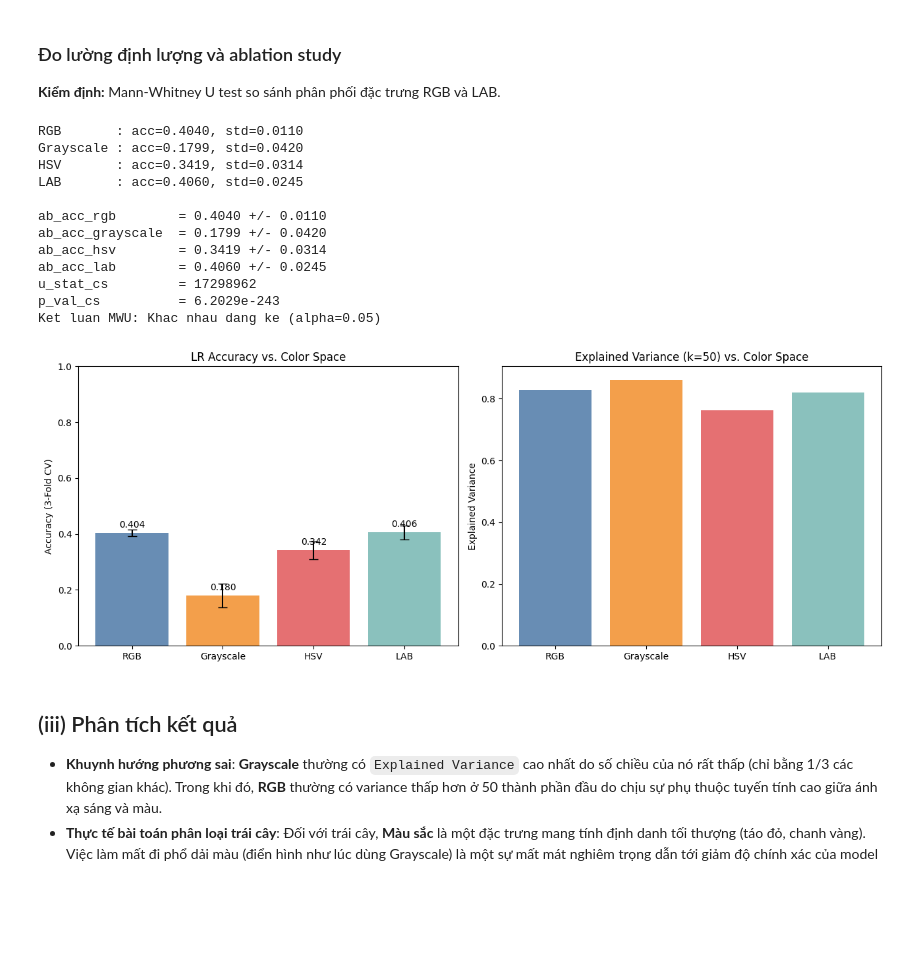
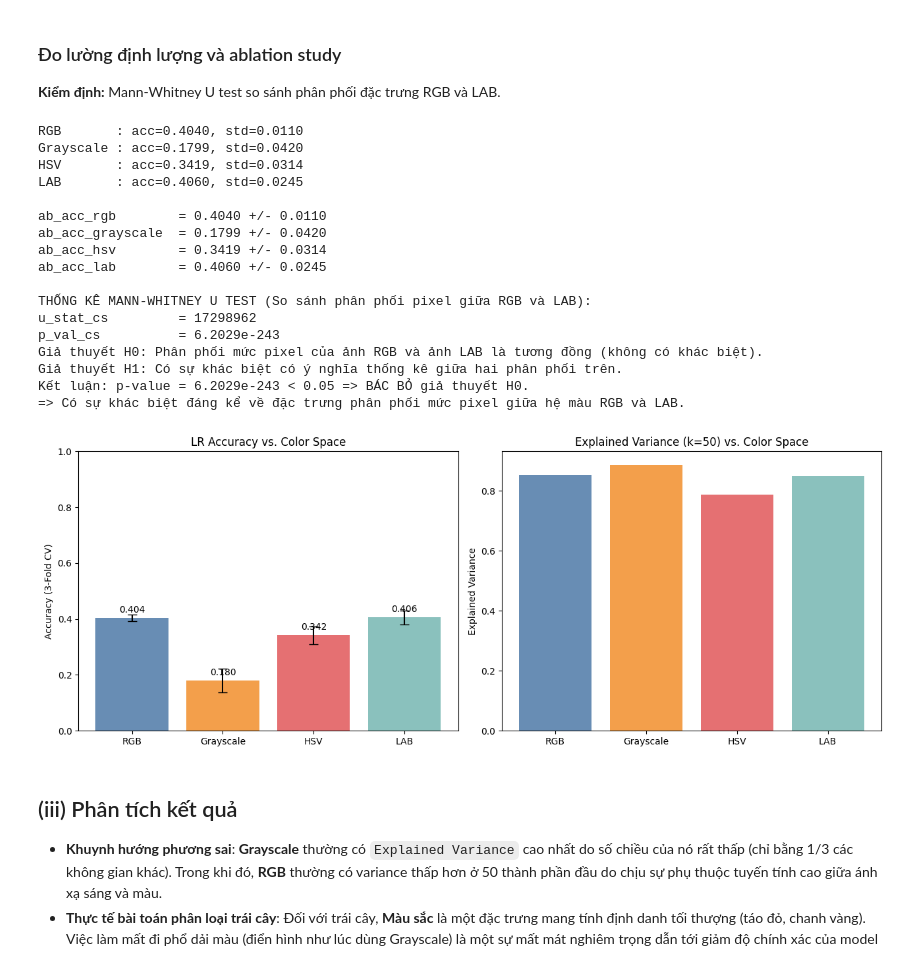
Before and after one commit to quanpro147/HCMUS-DataMining-Prj1, a Jupyter notebook: notebooks/EDA_image_data/Preprocessing.ipynb, the cells around one changed output. Cells and saved outputs as stored; diff of their text form; code cells hidden in the pictures; blank space fills up the shorter version.

```diff
--- a/notebooks/EDA_image_data/Preprocessing.ipynb
+++ b/notebooks/EDA_image_data/Preprocessing.ipynb
@@ -219,6 +219,7 @@ Kích thước 128x128 => PSNR: 24.28 | SSIM: 0.9525
 ### Đo lường định lượng và ablation study
 **Kiểm định** :One-Way ANOVA được sử dụng để so sánh giá trị trung bình của ba nhóm trở lên để xem liệu có sự khác biệt có ý nghĩa thống kê giữa chúng hay không.
 # %%
+
 sizes_ab = [('32x32',(32,32)), ('64x64',(64,64)), ('128x128',(128,128))]
 ab_results_a, ab_stds_a = {}, {}
 X_by_size = {}
@@ -236,19 +237,41 @@ ab_acc_32x32,  ab_std_32x32  = ab_results_a['32x32'],  ab_stds_a['32x32']
 ab_acc_64x64,  ab_std_64x64  = ab_results_a['64x64'],  ab_stds_a['64x64']
 ab_acc_128x128,ab_std_128x128= ab_results_a['128x128'],ab_stds_a['128x128']
 
-# One-Way ANOVA
+# --- Phân tích thống kê One-Way ANOVA ---
 N_T = 5000
+# Lấy cả một tập mẫu của dữ liệu gốc để đưa vào kiểm định (So sánh phân phối pixel)
+# Chuyển original về 1D array
+X_orig_flatten = []
+for p in ab_paths[:50]: # Lấy một số ảnh để kiểm tra tránh tràn RAM
+    img = cv2.imread(p)
+    if img is not None:
+        X_orig_flatten.append(cv2.cvtColor(img, cv2.COLOR_BGR2RGB).flatten())
+X_orig_flatten = np.concatenate(X_orig_flatten)
+
 f_stat_resize, p_val_resize = f_oneway(
+    X_orig_flatten[:N_T],
     X_by_size['32x32'].flatten()[:N_T],
     X_by_size['64x64'].flatten()[:N_T],
-    X_by_size['128x128'].flatten()[:N_T])
+    X_by_size['128x128'].flatten()[:N_T]
+)
 
 print(f'\nab_acc_32x32   = {ab_acc_32x32:.4f} ± {ab_std_32x32:.4f}')
 print(f'ab_acc_64x64   = {ab_acc_64x64:.4f} ± {ab_std_64x64:.4f}')
 print(f'ab_acc_128x128 = {ab_acc_128x128:.4f} ± {ab_std_128x128:.4f}')
+print('-'*50)
+print('THỐNG KÊ ANOVA (So sánh phân phối pixel giữa các size & ảnh gốc):')
 print(f'f_stat_resize  = {f_stat_resize:.4f}')
 print(f'p_val_resize   = {p_val_resize:.4e}')
-print(f'Kết luận ANOVA: {"Khác nhau đáng kể" if p_val_resize<0.05 else "Không khác biệt đáng kể"} (alpha=0.05)')
+alpha = 0.05
+print("Giả thuyết H0: Phương sai và trung bình của các phân phối này bằng nhau (Không có sự khác biệt).")
+print("Giả thuyết H1: Có ít nhất một phân phối khác biệt với các phân phối còn lại.")
+if p_val_resize < alpha:
+    print(f'Kết luận: p-value = {p_val_resize:.4e} < {alpha} => BÁC BỎ giả thuyết H0.')
+    print("=> Có sự khác biệt có ý nghĩa thống kê về đặc trưng phân phối mức pixel giữa ảnh gốc và các ảnh sau khi thay đổi kích thước.")
+else:
+    print(f'Kết luận: p-value = {p_val_resize:.4e} >= {alpha} => KHÔNG BÁC BỎ giả thuyết H0.')
+    print("=> Không đủ bằng chứng thống kê để cho thấy sự khác biệt về phân phối mức pixel giữa ảnh gốc và các kích thước thu nhỏ.")
+print('-'*50)
 
 fig, axes = plt.subplots(1,2,figsize=(13,5))
 lbls_a = list(ab_results_a.keys())
@@ -317,7 +346,7 @@ if sample_image_path:
     target_size = (64, 64)
 
     # Mẫu 100 ảnh để chạy nhanh PCA
-    sample_paths = np.random.choice(image_paths, min(2000, len(image_paths)), replace=False)
+    sample_paths = np.random.choice(image_paths, min(500, len(image_paths)), replace=False)
 
     data_rgb, data_gray, data_hsv, data_lab = [], [], [], []
 
@@ -407,36 +436,53 @@ u_stat_cs, p_val_cs = mannwhitneyu(
 print(f'\nab_acc_rgb        = {ab_acc_rgb:.4f} +/- {ab_std_rgb:.4f}')
 print(f'ab_acc_grayscale  = {ab_acc_grayscale:.4f} +/- {ab_std_grayscale:.4f}')
 print(f'ab_acc_hsv        = {ab_acc_hsv:.4f} +/- {ab_std_hsv:.4f}')
 print(f'ab_acc_lab        = {ab_acc_lab:.4f} +/- {ab_std_lab:.4f}')
+
+print()
+print('THỐNG KÊ MANN-WHITNEY U TEST (So sánh phân phối pixel giữa RGB và LAB):')
 print(f'u_stat_cs         = {u_stat_cs:.0f}')
 print(f'p_val_cs          = {p_val_cs:.4e}')
-print(f'Ket luan MWU: {"Khac nhau dang ke" if p_val_cs<0.05 else "Khong khac biet dang ke"} (alpha=0.05)')
+alpha_cs = 0.05
+print("Giả thuyết H0: Phân phối mức pixel của ảnh RGB và ảnh LAB là tương đồng (không có khác biệt).")
+print("Giả thuyết H1: Có sự khác biệt có ý nghĩa thống kê giữa hai phân phối trên.")
+if p_val_cs < alpha_cs:
+    print(f'Kết luận: p-value = {p_val_cs:.4e} < {alpha_cs} => BÁC BỎ giả thuyết H0.')
+    print("=> Có sự khác biệt đáng kể về đặc trưng phân phối mức pixel giữa hệ màu RGB và LAB.")
+else:
+    print(f'Kết luận: p-value = {p_val_cs:.4e} >= {alpha_cs} => KHÔNG BÁC BỎ giả thuyết H0.')
+    print("=> Không đủ bằng chứng thống kê để kết luận sự khác biệt giữa hai hệ màu dựa trên mức pixel.")
+
 
 fig, axes = plt.subplots(1,2,figsize=(13,5))
 colors_b = ['#4e79a7','#f28e2b','#e15759','#76b7b2']
 bars_b = axes[0].bar(cs_list, [ab_results_b[c] for c in cs_list],
                      yerr=[ab_stds_b[c] for c in cs_list],
                      capsize=5, color=colors_b, alpha=0.85)
 axes[0].set_ylim(0,1); axes[0].set_title('LR Accuracy vs. Color Space'); axes[0].set_ylabel('Accuracy (3-Fold CV)')
 for b,c in zip(bars_b,cs_list): axes[0].text(b.get_x()+b.get_width()/2, b.get_height()+0.02, f'{ab_results_b[c]:.3f}', ha='center')
 
 axes[1].bar(pca_results_df['Color Space'], pca_results_df['Explained Variance (k=50)'], color=colors_b, alpha=0.85)
 axes[1].set_title('Explained Variance (k=50) vs. Color Space'); axes[1].set_ylabel('Explained Variance')
 plt.tight_layout(); plt.show()
 # %% [output]
 RGB       : acc=0.4040, std=0.0110
 Grayscale : acc=0.1799, std=0.0420
 HSV       : acc=0.3419, std=0.0314
 LAB       : acc=0.4060, std=0.0245
 
 ab_acc_rgb        = 0.4040 +/- 0.0110
 ab_acc_grayscale  = 0.1799 +/- 0.0420
 ab_acc_hsv        = 0.3419 +/- 0.0314
 ab_acc_lab        = 0.4060 +/- 0.0245
+
+THỐNG KÊ MANN-WHITNEY U TEST (So sánh phân phối pixel giữa RGB và LAB):
 u_stat_cs         = 17298962
 p_val_cs          = 6.2029e-243
-Ket luan MWU: Khac nhau dang ke (alpha=0.05)
+Giả thuyết H0: Phân phối mức pixel của ảnh RGB và ảnh LAB là tương đồng (không có khác biệt).
+Giả thuyết H1: Có sự khác biệt có ý nghĩa thống kê giữa hai phân phối trên.
+Kết luận: p-value = 6.2029e-243 < 0.05 => BÁC BỎ giả thuyết H0.
+=> Có sự khác biệt đáng kể về đặc trưng phân phối mức pixel giữa hệ màu RGB và LAB.
-[figure, old version]
+[figure, new version]
 # %% [markdown]
 ## (iii) Phân tích kết quả
 - **Khuynh hướng phương sai**: **Grayscale** thường có `Explained Variance` cao nhất do số chiều của nó rất thấp (chỉ bằng 1/3 các không gian khác). Trong khi đó, **RGB** thường có variance thấp hơn ở 50 thành phần đầu do chịu sự phụ thuộc tuyến tính cao giữa ánh xạ sáng và màu.
```
Also changed, not shown: parts of 7 cells of this notebook.
